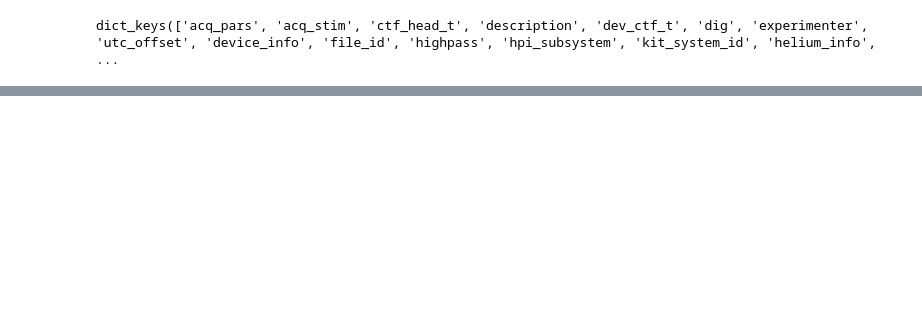
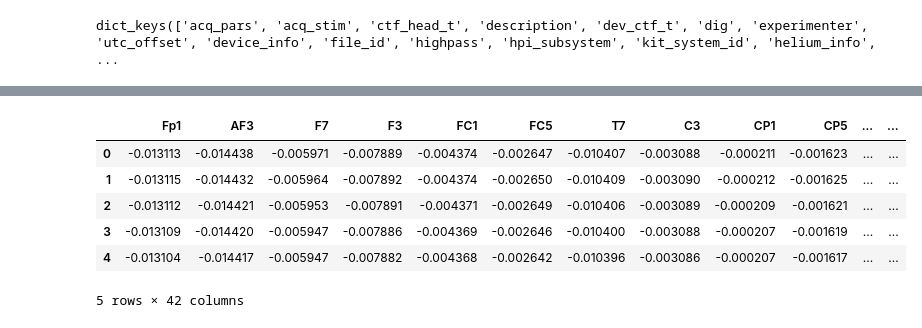
Before and after one commit to krisplusmagger/pd_detection, a Jupyter notebook: pd.ipynb, the cells around one changed output, grey strips where cells are left out. Cells and saved outputs as stored; diff of their text form; code cells hidden in the pictures; blank space fills up the shorter version.

```diff
--- a/pd.ipynb
+++ b/pd.ipynb
@@ -166,0 +173,10 @@ print("All BDF files processed.")
+# %%
+eeg_hc_data_df.head()
+# %% [output]
+|  | Fp1 | AF3 | F7 | F3 | FC1 | FC5 | T7 | C3 | CP1 | CP5 | ... | ... |
+| 0 | -0.013113 | -0.014438 | -0.005971 | -0.007889 | -0.004374 | -0.002647 | -0.010407 | -0.003088 | -0.000211 | -0.001623 | ... | ... |
+| 1 | -0.013115 | -0.014432 | -0.005964 | -0.007892 | -0.004374 | -0.002650 | -0.010409 | -0.003090 | -0.000212 | -0.001625 | ... | ... |
+| 2 | -0.013112 | -0.014421 | -0.005953 | -0.007891 | -0.004371 | -0.002649 | -0.010406 | -0.003089 | -0.000209 | -0.001621 | ... | ... |
+| 3 | -0.013109 | -0.014420 | -0.005947 | -0.007886 | -0.004369 | -0.002646 | -0.010400 | -0.003088 | -0.000207 | -0.001619 | ... | ... |
+| 4 | -0.013104 | -0.014417 | -0.005947 | -0.007882 | -0.004368 | -0.002642 | -0.010396 | -0.003086 | -0.000207 | -0.001617 | ... | ... |
+5 rows × 42 columns
```
Also changed, not shown: parts of 20 cells of this notebook.
